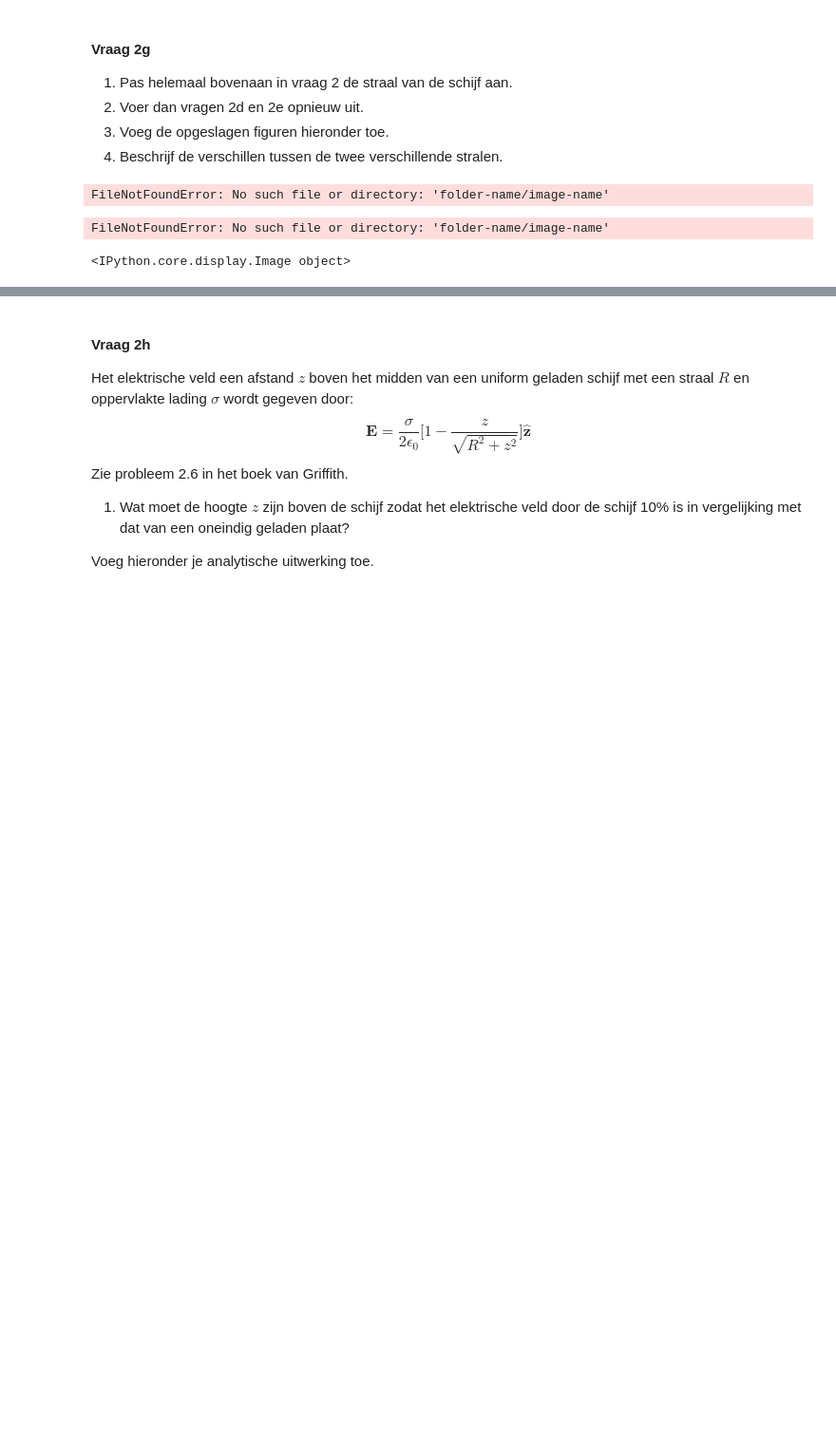
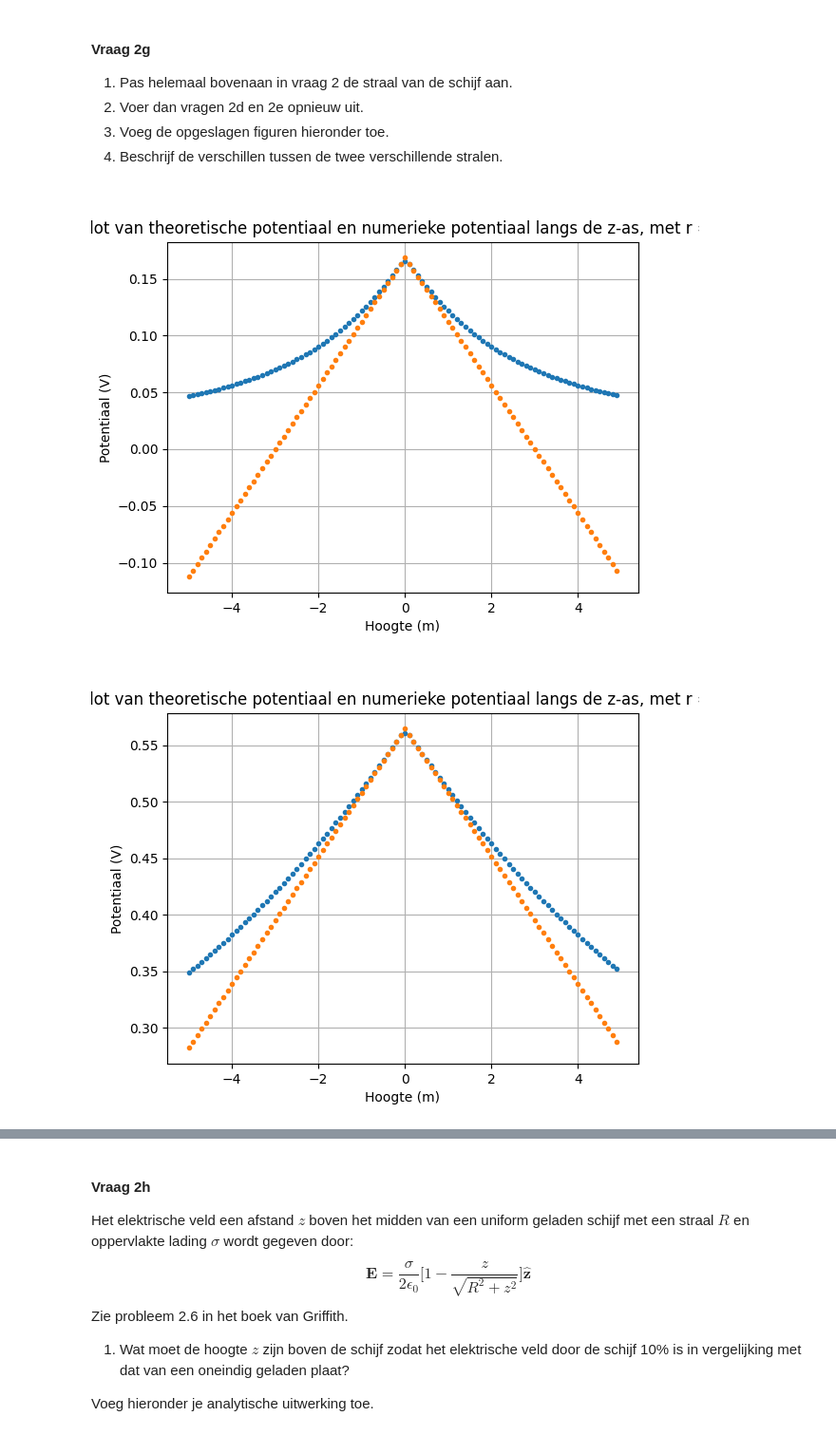
Before and after one commit to Timomloo/opdrachten-DEF-D, a Jupyter notebook: DigitaleOntwerpopdrachten/1CondensatorOpdracht/CondensatorOntwerpopdracht.ipynb, the cells around one changed output, grey strips where cells are left out. Shown at 95% size. Drawn from its saved outputs; the diff is of its cells as text; code cells hidden in the pictures; blank space fills up the shorter version.

```diff
--- a/DigitaleOntwerpopdrachten/1CondensatorOpdracht/CondensatorOntwerpopdracht.ipynb
+++ b/DigitaleOntwerpopdrachten/1CondensatorOpdracht/CondensatorOntwerpopdracht.ipynb
@@ -300,9 +300,11 @@ plt.show()
 # %%
 ###
 ###Jouw code hier###
 ###
-display(Image("folder-name/image-name"))
+display(Image("/Users/timomloo/Documents/TN25/opdrachten-DEF-D/DigitaleOntwerpopdrachten/1CondensatorOpdracht/opdracht2Dfigr=3.png"))
+display(Image("/Users/timomloo/Documents/TN25/opdrachten-DEF-D/DigitaleOntwerpopdrachten/1CondensatorOpdracht/opdracht2Dfigr=10.png"))
+display(Image("/Users/timomloo/Documents/TN25/opdrachten-DEF-D/DigitaleOntwerpopdrachten/1CondensatorOpdracht/opdracht2Efigr=3.png"))
+display(Image("/Users/timomloo/Documents/TN25/opdrachten-DEF-D/DigitaleOntwerpopdrachten/1CondensatorOpdracht/opdracht2Efigr=10.png"))
 # %% [output]
-FileNotFoundError: No such file or directory: 'folder-name/image-name'
-FileNotFoundError: No such file or directory: 'folder-name/image-name'
-<IPython.core.display.Image object>
+[figure, added]
+[figure, added]
```
Also changed, not shown: parts of 5 cells of this notebook, 4 other files.
